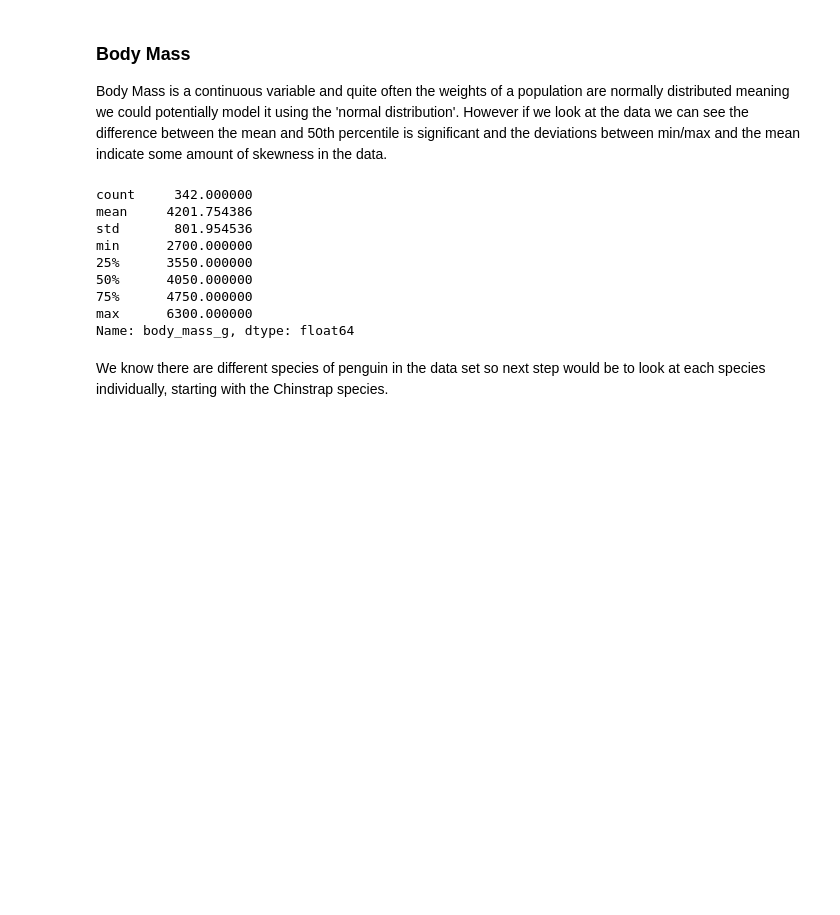
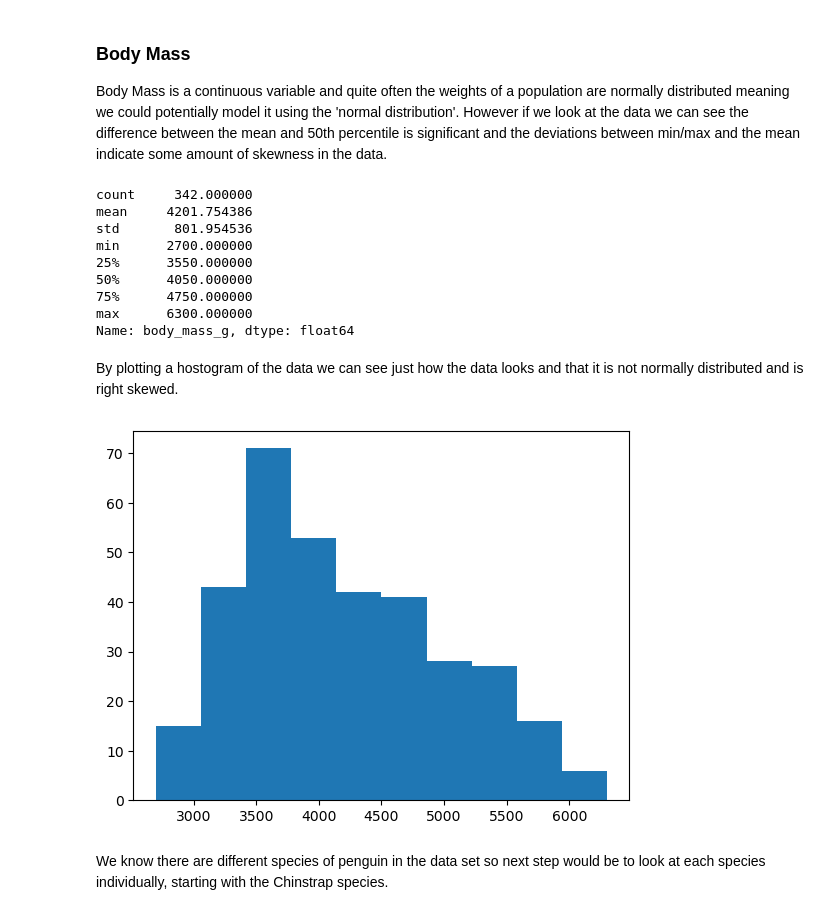
Before and after one commit to PeeBs68/fund_da, a Jupyter notebook: tasks.ipynb, the cells around one changed output. Drawn from its saved outputs; the diff is of its cells as text; code cells hidden in the pictures; blank space fills up the shorter version.

Commit message:
Adding simple histograms to task3

```diff
--- a/tasks.ipynb
+++ b/tasks.ipynb
@@ -285,6 +285,12 @@ min      2700.000000
 75%      4750.000000
 max      6300.000000
 Name: body_mass_g, dtype: float64
+# %% [markdown]
+By plotting a hostogram of the data we can see just how the data looks and that it is not normally distributed and is right skewed.
+# %%
+plt.hist(df['body_mass_g']);
+# %% [output]
+[figure, added]
 # %% [markdown]
 We know there are different species of penguin in the data set so next step would be to look at each species individually, starting with the Chinstrap species.
 # %%
```
Also changed, not shown: parts of 12 cells of this notebook.
